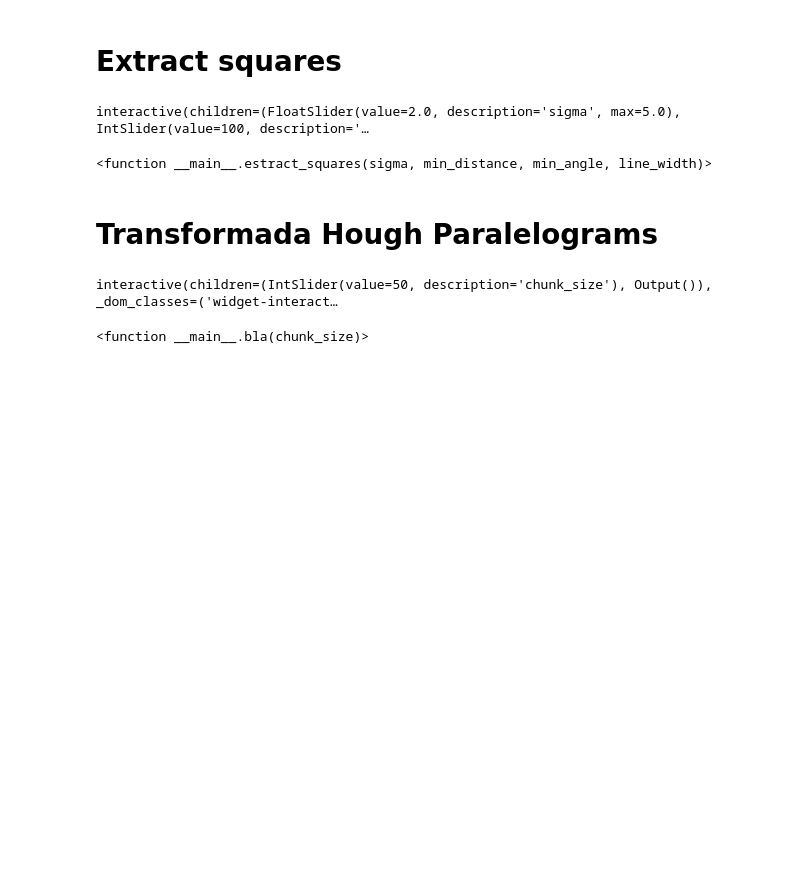
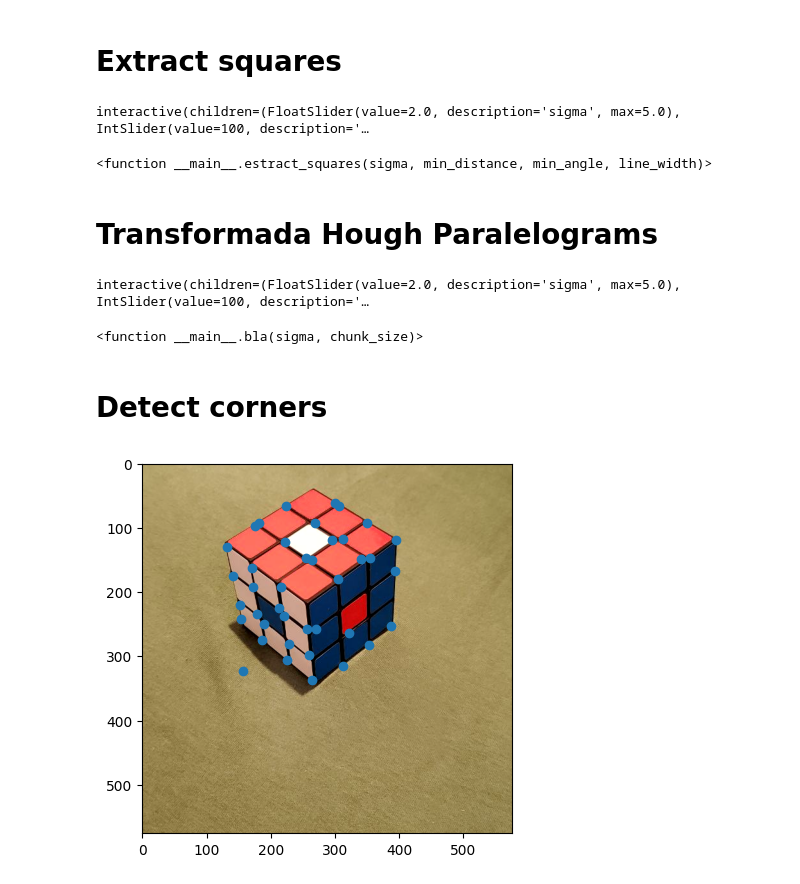
Before and after one commit to andrefpf/cubao, a Jupyter notebook: main.ipynb, the cells around one changed output. Drawn from its saved outputs; the diff is of its cells as text; code cells hidden in the pictures; blank space fills up the shorter version.

```diff
--- a/main.ipynb
+++ b/main.ipynb
@@ -308,35 +335,85 @@ def extract_lines(chunk, sigma=2, line_width=1):
     hspace, angles, distances = hough_line_peaks(*hough_line(dilated), num_peaks=4)
     return list(zip(distances, angles))
 
-def bla(chunk_size):
+def extract_paralelograms(chunk_size, sigma):
+    round_digits = 5
     chunks, combined_shape = divide_in_chunks(chunk_size)
+
+    grid_lines = dict()
+    for (i, j), chunk in chunks.items():
+        lines = extract_lines(chunk, sigma)
+        grid_lines[i, j] = lines
+
+    parallel_lines_counter = defaultdict(int)
+    for (i, j), lines in grid_lines.items():
+        neighbours_lines = []
+        neighbours_lines.extend(lines)
+        neighbours_lines.extend(grid_lines.get(
+            (i+chunk_size, j),
+            [],
+        ))
+        neighbours_lines.extend(grid_lines.get(
+            (i, j+chunk_size),
+            [],
+        ))
+        neighbours_lines.extend(grid_lines.get(
+            (i+chunk_size, j+chunk_size),
+            [],
+        ))
+
+        if not neighbours_lines:
+            continue
+
+        angle_counter = defaultdict(int)
+        for dist, angle in neighbours_lines:
+            angle_counter[round(angle, round_digits)] += 1
+
+        for dist, angle in lines:
+            if angle_counter[round(angle, round_digits)] > 1:
+                parallel_lines_counter[i, j] += 1
+                parallel_lines_counter[i+chunk_size, j] += 1
+                parallel_lines_counter[i, j+chunk_size] += 1
+                parallel_lines_counter[i+chunk_size, j+chunk_size] += 1
 
     reconstructed = np.zeros(combined_shape, dtype=int)
     for (i, j), chunk in chunks.items():
         reconstructed[i:i+chunk_size, j:j+chunk_size] = chunk
         x = [i, i+chunk_size, i+chunk_size, i]
         y = [j, j, j+chunk_size, j+chunk_size]
+        if parallel_lines_counter[i, j] > 1:
+            plt.fill(x, y, color="black", alpha=0.7)
         plt.plot(x, y, color="black")
 
-    for (i, j), chunk in chunks.items():
-        lines = extract_lines(chunk)
+
+    for (i, j), lines in grid_lines.items():
         for dist, angle in lines:
             slope = np.tan(angle + np.pi/2)
             x0, y0 = dist * np.array([np.cos(angle), np.sin(angle)])
 
-            x = [x0+j, x0 + j + chunk_size]
-            y = [y0+i, y0 + i + chunk_size * slope]
+            x = [x0+j, x0 + j + 0.3 * chunk_size]
+            y = [y0+i, y0 + i + 0.3 * chunk_size * slope]
             plt.plot(x, y)
             # plt.axline((x0+j, y0+i), slope=slope)
 
     plt.imshow(cube)
     plt.show()
 
-    plt.imshow(reconstructed)
-    plt.show()
-    # print(reconstructed.shape)
+def bla(sigma, chunk_size):
+    extract_paralelograms(chunk_size, sigma)
 
-interact(bla, chunk_size=(0, 100))
+interact(bla, chunk_size=(0, 200), sigma=(0, 5, 0.1))
 # %% [output]
-interactive(children=(IntSlider(value=50, description='chunk_size'), Output()), _dom_classes=('widget-interact…
+interactive(children=(FloatSlider(value=2.0, description='sigma', max=5.0), IntSlider(value=100, description='…
-<function __main__.bla(chunk_size)>
+<function __main__.bla(sigma, chunk_size)>
+# %% [markdown]
+# Detect corners
+# %%
+from skimage.feature import corner_harris, corner_subpix, corner_peaks
+
+coords = corner_peaks(corner_harris(grey_cube), min_distance=5, threshold_rel=0.02)
+
+plt.imshow(cube)
+plt.scatter(coords[:, 1], coords[:, 0])
+plt.show()
+# %% [output]
+[figure, added]
```
Also changed, not shown: parts of 4 cells of this notebook.
